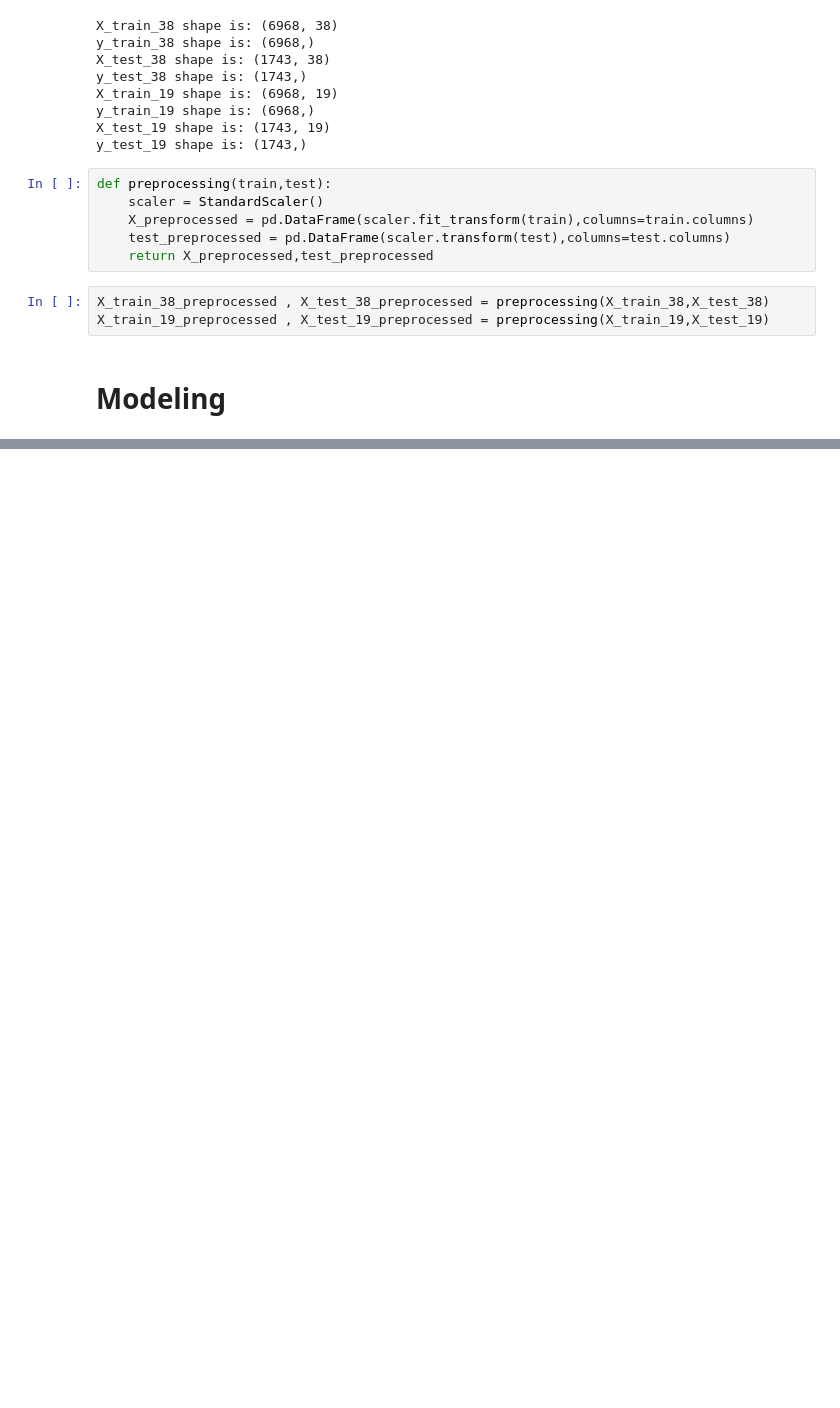
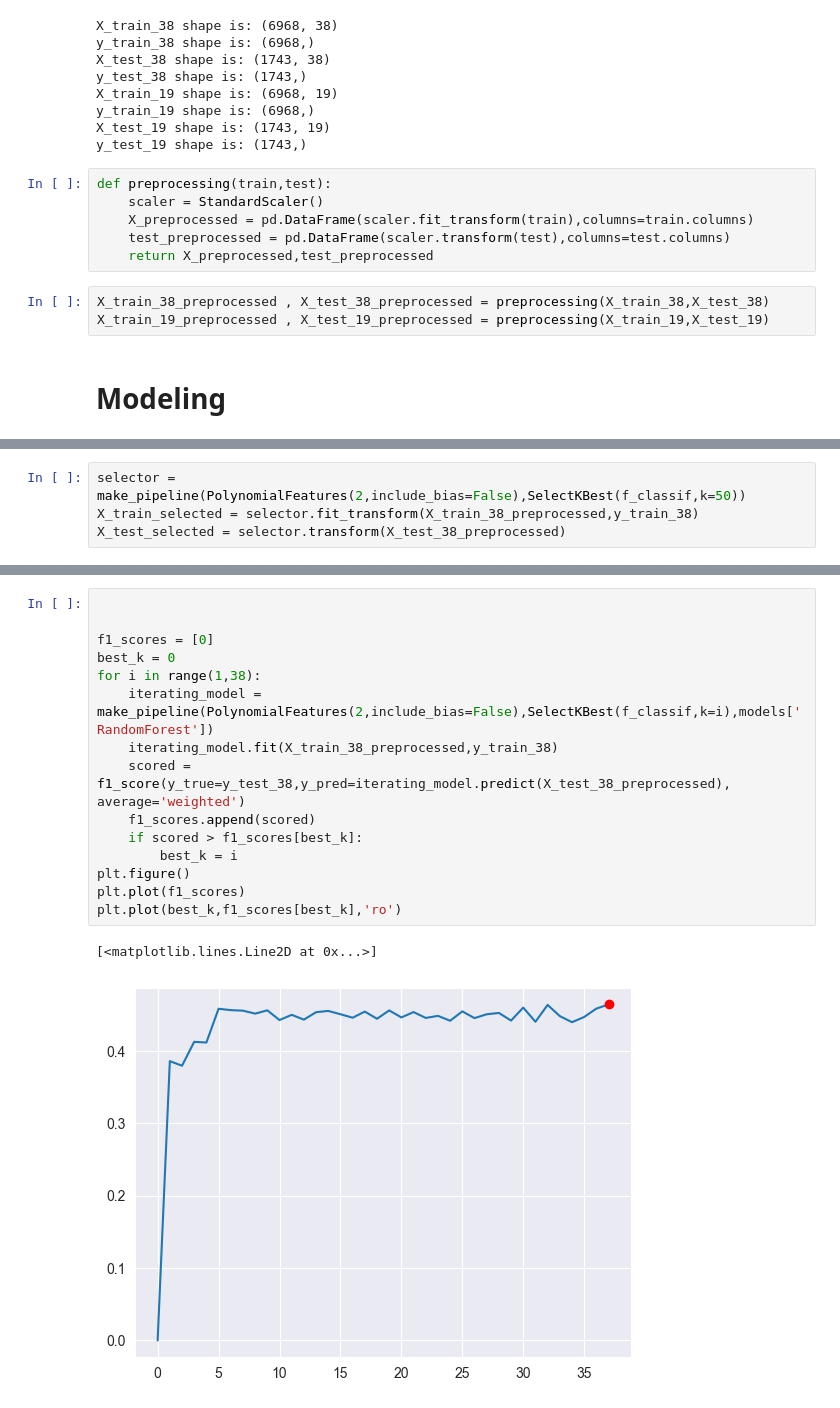
Before and after one commit to zak-soussi/Football_Match_Prediction, a Jupyter notebook: preprocessing_modeling.ipynb, the cells around one changed output, grey strips where cells are left out. Drawn from its saved outputs; the diff is of its cells as text; blank space fills up the shorter version.

```diff
--- a/preprocessing_modeling.ipynb
+++ b/preprocessing_modeling.ipynb
@@ -111,0 +333,4 @@ weighted avg       0.43      0.46      0.44      1743
+# %%
+selector = make_pipeline(PolynomialFeatures(2,include_bias=False),SelectKBest(f_classif,k=50))
+X_train_selected = selector.fit_transform(X_train_38_preprocessed,y_train_38)
+X_test_selected = selector.transform(X_test_38_preprocessed)
@@ -111,0 +347,18 @@ weighted avg       0.43      0.46      0.44      1743
+# %%
+
+
+f1_scores = [0]
+best_k = 0
+for i in range(1,38):
+    iterating_model = make_pipeline(PolynomialFeatures(2,include_bias=False),SelectKBest(f_classif,k=i),models['RandomForest'])
+    iterating_model.fit(X_train_38_preprocessed,y_train_38)
+    scored = f1_score(y_true=y_test_38,y_pred=iterating_model.predict(X_test_38_preprocessed), average='weighted')
+    f1_scores.append(scored)
+    if scored > f1_scores[best_k]:
+        best_k = i
+plt.figure()
+plt.plot(f1_scores)
+plt.plot(best_k,f1_scores[best_k],'ro')
+# %% [output]
+[<matplotlib.lines.Line2D at 0x...>]
+[figure, added]
```
Also changed, not shown: parts of 44 cells of this notebook.
